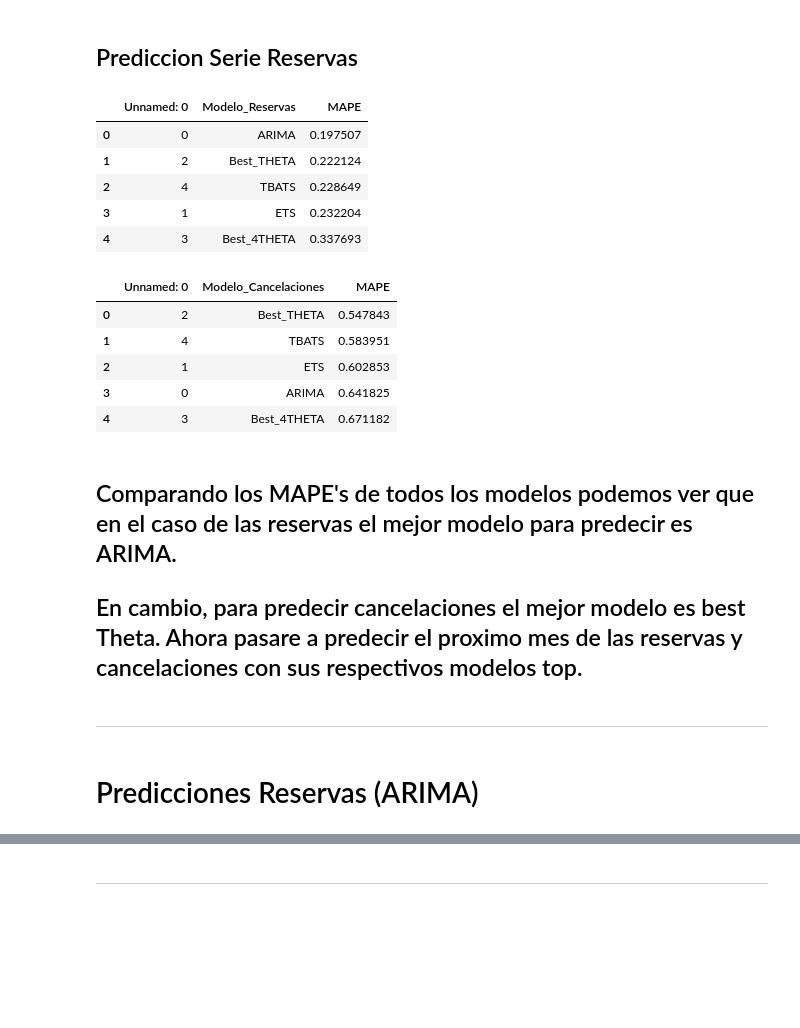
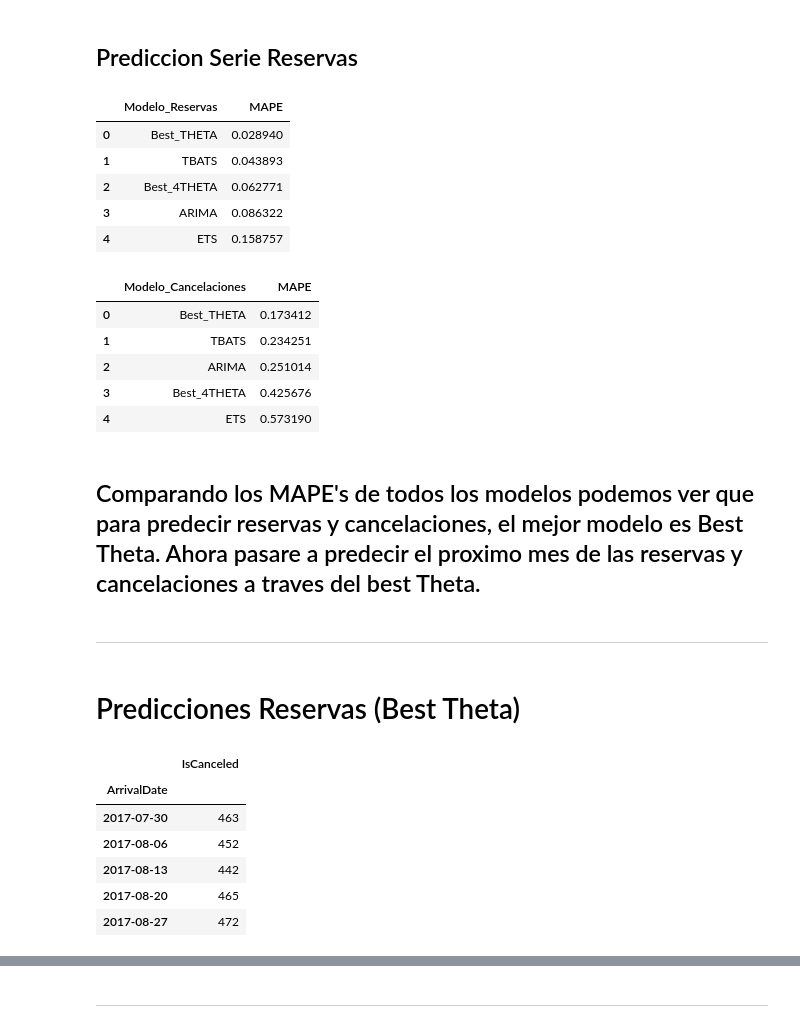
Before and after one commit to jgilaberts/Prueba-Github, a Jupyter notebook: Analisis Predictivo/Proyecto Final/Predicciones_Reser_Cancel_Javier_Gilabert.ipynb, the cells around one changed output, grey strips where cells are left out. Drawn from its saved outputs; the diff is of its cells as text; code cells hidden in the pictures; blank space fills up the shorter version.

```diff
--- a/Analisis Predictivo/Proyecto Final/Predicciones_Reser_Cancel_Javier_Gilabert.ipynb
+++ b/Analisis Predictivo/Proyecto Final/Predicciones_Reser_Cancel_Javier_Gilabert.ipynb
@@ -27,31 +21,42 @@ from statsforecast.models import AutoARIMA, Naive
 # %%
 mape_reservas = pd.read_csv('mape_reservas.csv')
+mape_reservas = mape_reservas.drop(columns='Unnamed: 0')
 mape_reservas
 # %% [output]
-|  | Unnamed: 0 | Modelo_Reservas | MAPE |
-| 0 | 0 | ARIMA | 0.197507 |
-| 1 | 2 | Best_THETA | 0.222124 |
-| 2 | 4 | TBATS | 0.228649 |
-| 3 | 1 | ETS | 0.232204 |
-| 4 | 3 | Best_4THETA | 0.337693 |
+|  | Modelo_Reservas | MAPE |
+| 0 | Best_THETA | 0.028940 |
+| 1 | TBATS | 0.043893 |
+| 2 | Best_4THETA | 0.062771 |
+| 3 | ARIMA | 0.086322 |
+| 4 | ETS | 0.158757 |
 # %%
 mape_cancelaciones = pd.read_csv('mape_cancelaciones.csv')
+mape_cancelaciones = mape_cancelaciones.drop(columns='Unnamed: 0')
 mape_cancelaciones
 # %% [output]
-|  | Unnamed: 0 | Modelo_Cancelaciones | MAPE |
-| 0 | 2 | Best_THETA | 0.547843 |
-| 1 | 4 | TBATS | 0.583951 |
-| 2 | 1 | ETS | 0.602853 |
-| 3 | 0 | ARIMA | 0.641825 |
-| 4 | 3 | Best_4THETA | 0.671182 |
+|  | Modelo_Cancelaciones | MAPE |
+| 0 | Best_THETA | 0.173412 |
+| 1 | TBATS | 0.234251 |
+| 2 | ARIMA | 0.251014 |
+| 3 | Best_4THETA | 0.425676 |
+| 4 | ETS | 0.573190 |
 # %% [markdown]
-## Comparando los MAPE's de todos los modelos podemos ver que en el caso de las reservas el mejor modelo para predecir es ARIMA.
-## En cambio, para predecir cancelaciones el mejor modelo es best Theta. Ahora pasare a predecir el proximo mes de las reservas y cancelaciones con sus respectivos modelos top.
+## Comparando los MAPE's de todos los modelos podemos ver que para predecir reservas y cancelaciones, el mejor modelo es Best Theta. Ahora pasare a predecir el proximo mes de las reservas y cancelaciones a traves del best Theta.
 # %% [markdown]
 -----
 # %% [markdown]
-# Predicciones Reservas (ARIMA)
+# Predicciones Reservas (Best Theta)
 # %%
+#Lectura
 df_w_r = pd.read_csv('df_reservas.csv')
 df_w_r['ArrivalDate'] = pd.to_datetime(df_w_r['ArrivalDate'])
 df_w_r = df_w_r.set_index('ArrivalDate')
+df_w_r.tail()
+# %% [output]
+|  | IsCanceled |
+| ArrivalDate |  |
+| 2017-07-30 | 463 |
+| 2017-08-06 | 452 |
+| 2017-08-13 | 442 |
+| 2017-08-20 | 465 |
+| 2017-08-27 | 472 |
```
Also changed, not shown: parts of 24 cells of this notebook, 2 other files.
